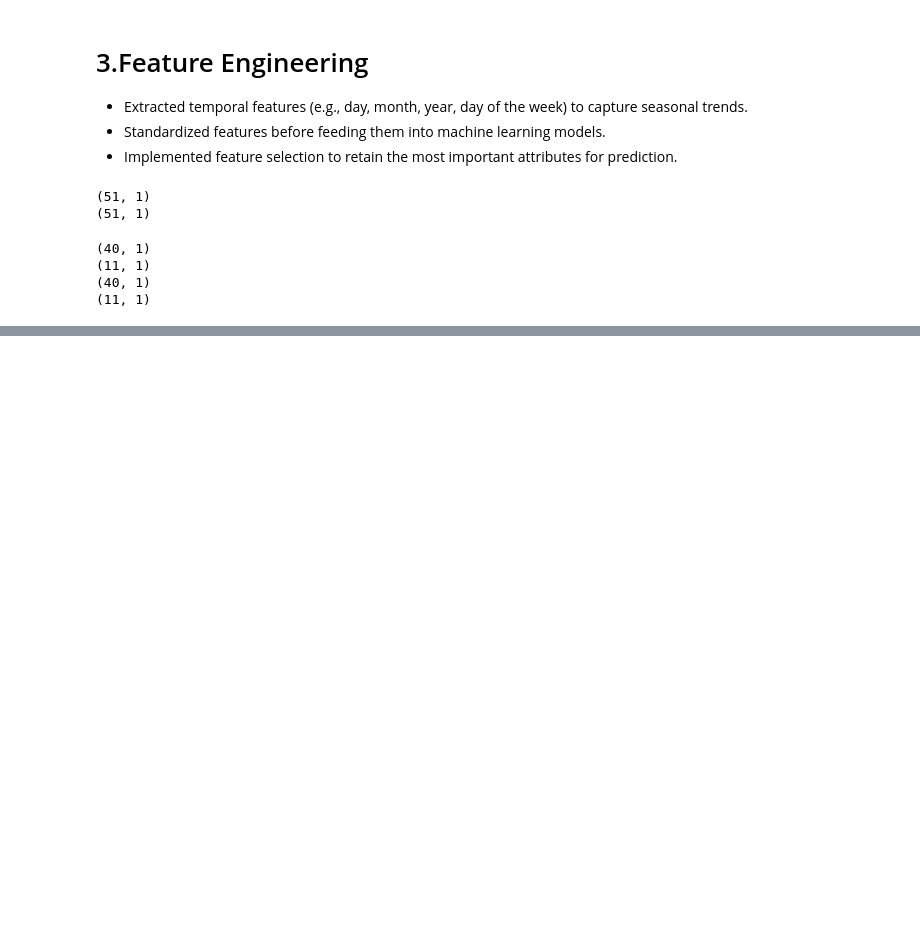
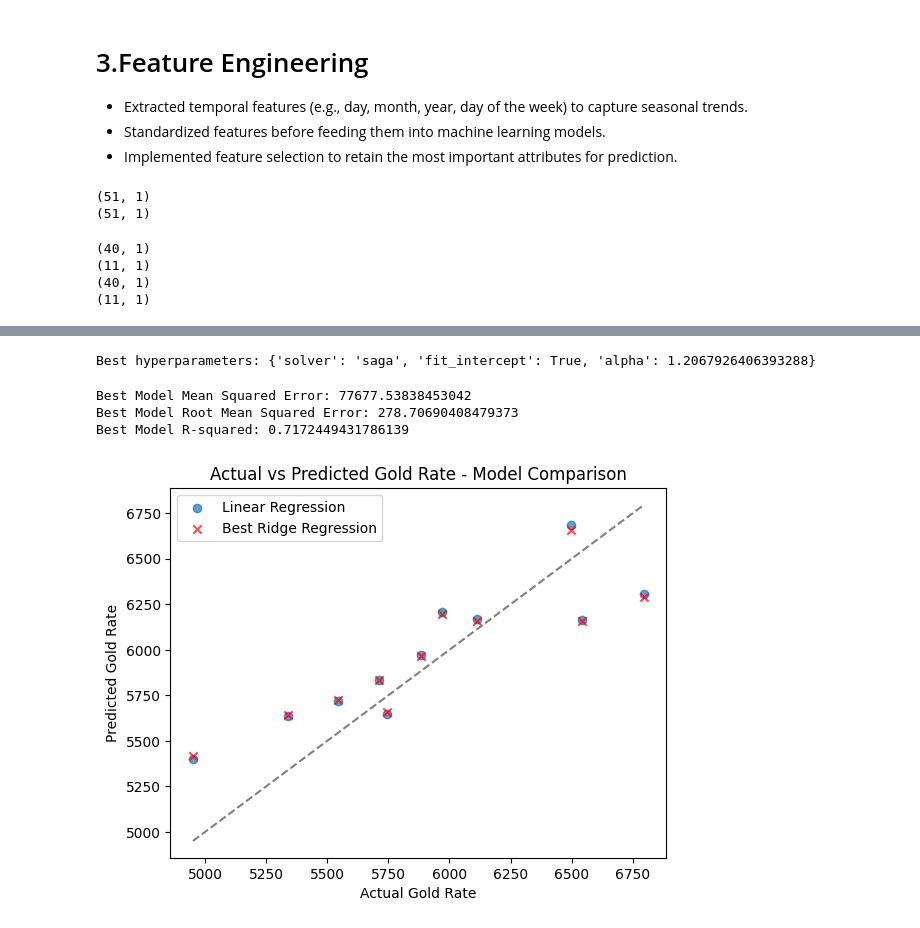
Before and after one commit to LinhVuHoang/Personal_projects, a Jupyter notebook: Gold-Price-Prediction/notebook/Gold_price_usdinr_prediction.ipynb, the cells around one changed output, grey strips where cells are left out. Drawn from its saved outputs; the diff is of its cells as text; code cells hidden in the pictures; blank space fills up the shorter version.

Commit message:
update: linear regression

```diff
--- a/Gold-Price-Prediction/notebook/Gold_price_usdinr_prediction.ipynb
+++ b/Gold-Price-Prediction/notebook/Gold_price_usdinr_prediction.ipynb
@@ -160,0 +223,2 @@ print(y_test.shape)
+# %%
+lin_reg.fit(X_train_scaled,y_train)
@@ -160,0 +237,4 @@ print(y_test.shape)
+# %%
+y_pred = lin_reg.predict(X_test_scaled)
+print(y_pred)
+print(y_test)
@@ -160,0 +292,3 @@ print(y_test.shape)
+# %%
+# Fit the RandomizedSearchCV object to your training data
+random_search.fit(X_train_scaled, y_train)
@@ -160,0 +329,59 @@ print(y_test.shape)
+# %%
+# Print the best hyperparameters found
+print("Best hyperparameters:", random_search.best_params_)
+# %% [output]
+Best hyperparameters: {'solver': 'saga', 'fit_intercept': True, 'alpha': 1.2067926406393288}
+# %%
+# Get the best model
+best_ridge = random_search.best_estimator_
+# Evaluate the best model on the test set
+y_pred_best = best_ridge.predict(X_test_scaled)
+# %%
+# Calculate the metrics for the best model
+mse_best = mean_squared_error(y_test, y_pred_best)
+rmse_best = np.sqrt(mse_best)
+r2_best = r2_score(y_test, y_pred_best)
+
+print(f"Best Model Mean Squared Error: {mse_best}")
+print(f"Best Model Root Mean Squared Error: {rmse_best}")
+print(f"Best Model R-squared: {r2_best}")
+# %% [output]
+Best Model Mean Squared Error: 77677.53838453042
+Best Model Root Mean Squared Error: 278.70690408479373
+Best Model R-squared: 0.7172449431786139
+# %%
+
+# comparing results of models through plots
+
+import matplotlib.pyplot as plt
+
+# Create a figure and an axes
+fig, ax = plt.subplots()
+
+# Plot the actual vs predicted values for the original linear regression model
+ax.scatter(y_test, y_pred, label='Linear Regression', alpha=0.7)
+
+# Plot the actual vs predicted values for the best Ridge regression model
+ax.scatter(y_test, y_pred_best, label='Best Ridge Regression', alpha=0.7, marker='x', color='red')
+
+
+# Add labels and title
+ax.set_xlabel('Actual Gold Rate')
+ax.set_ylabel('Predicted Gold Rate')
+ax.set_title('Actual vs Predicted Gold Rate - Model Comparison')
+
+# Add a legend
+ax.legend()
+
+# Add a diagonal line for reference
+# Get the minimum and maximum values directly without indexing
+min_value = min(y_test.min().values[0], y_pred.min(), y_pred_best.min())
+max_value = max(y_test.max().values[0], y_pred.max(), y_pred_best.max())
+
+
+ax.plot([min_value, max_value], [min_value, max_value], color='gray', linestyle='--')
+
+# Show the plot
+plt.show()
+# %% [output]
+[figure, added]
```
Also changed, not shown: parts of 16 cells of this notebook.
